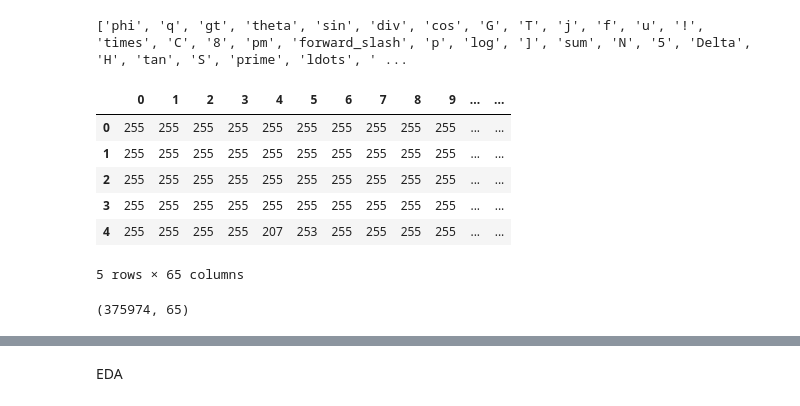
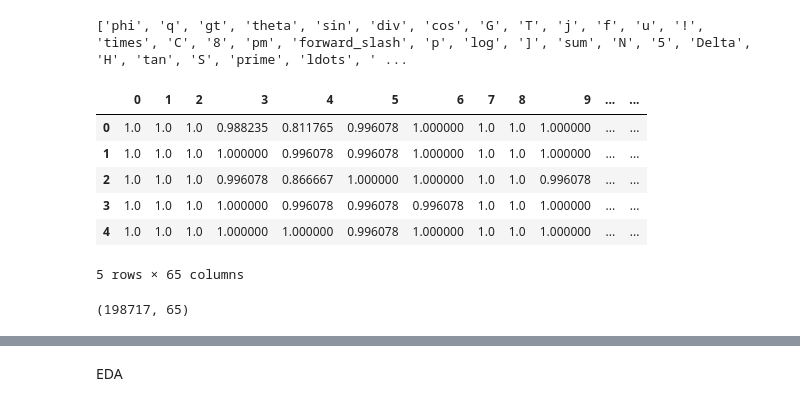
Before and after one commit to yunmiaouwu/data-245-project, a Jupyter notebook: Guan.ipynb, the cells around one changed output, grey strips where cells are left out. Saved outputs shown, nothing was run; the diff lists cells and outputs as text; code cells hidden in the pictures.

```diff
--- a/Guan.ipynb
+++ b/Guan.ipynb
@@ -23,37 +23,47 @@ print(folders)
 # %%
 import cv2
 
-data = []
-label = []
+if os.path.exists('245_data.csv'):
+    df = pd.read_csv('245_data.csv', low_memory=False)
+    del df['Unnamed: 0']
+else:
+    data = []
+    label = []
 
-for each in folders:
-    currentFolder = '245_data/' + each
-    for i, file in enumerate(os.listdir(currentFolder)):
-        im= cv2.imread((os.path.join(currentFolder, file)))
-        img=cv2.cvtColor(im,cv2.COLOR_BGR2GRAY)
-        #resize
-        resized_image = cv2.resize(img, (8,8))
-        img = img = np.array(resized_image)
+    for each in folders:
+        file_ct=0
+        currentFolder = '245_data/' + each
+        for i, file in enumerate(os.listdir(currentFolder)):
+            if file_ct > 5000:
+                break
+            im= cv2.imread((os.path.join(currentFolder, file)))
+            img=cv2.cvtColor(im,cv2.COLOR_BGR2GRAY)
+            #resize
+            resized_image = cv2.resize(img, (8,8))
+            #normalization
+            img = img = np.array(resized_image)/255
 
-        img = img.ravel()
-        img = img.tolist()
+            img = img.ravel()
+            img = img.tolist()
 
-        data.append(img)
-        label.append(each)
-df = pd.DataFrame(data)
-df["label"] = label
+            data.append(img)
+            label.append(each)
+            file_ct+=1
+    df = pd.DataFrame(data)
+    df["label"] = label
+    df.to_csv('245_data.csv')
 
 df.head()
 # %% [output]
 |  | 0 | 1 | 2 | 3 | 4 | 5 | 6 | 7 | 8 | 9 | ... | ... |
-| 0 | 255 | 255 | 255 | 255 | 255 | 255 | 255 | 255 | 255 | 255 | ... | ... |
-| 1 | 255 | 255 | 255 | 255 | 255 | 255 | 255 | 255 | 255 | 255 | ... | ... |
-| 2 | 255 | 255 | 255 | 255 | 255 | 255 | 255 | 255 | 255 | 255 | ... | ... |
-| 3 | 255 | 255 | 255 | 255 | 255 | 255 | 255 | 255 | 255 | 255 | ... | ... |
-| 4 | 255 | 255 | 255 | 255 | 207 | 253 | 255 | 255 | 255 | 255 | ... | ... |
+| 0 | 1.0 | 1.0 | 1.0 | 0.988235 | 0.811765 | 0.996078 | 1.000000 | 1.0 | 1.0 | 1.000000 | ... | ... |
+| 1 | 1.0 | 1.0 | 1.0 | 1.000000 | 0.996078 | 0.996078 | 1.000000 | 1.0 | 1.0 | 1.000000 | ... | ... |
+| 2 | 1.0 | 1.0 | 1.0 | 0.996078 | 0.866667 | 1.000000 | 1.000000 | 1.0 | 1.0 | 0.996078 | ... | ... |
+| 3 | 1.0 | 1.0 | 1.0 | 1.000000 | 0.996078 | 0.996078 | 0.996078 | 1.0 | 1.0 | 1.000000 | ... | ... |
+| 4 | 1.0 | 1.0 | 1.0 | 1.000000 | 1.000000 | 0.996078 | 1.000000 | 1.0 | 1.0 | 1.000000 | ... | ... |
 5 rows × 65 columns
 # %%
 df.shape
 # %% [output]
-(375974, 65)
+(198717, 65)
 # %%
```
Also changed, not shown: parts of 21 cells of this notebook, 2 other files.
